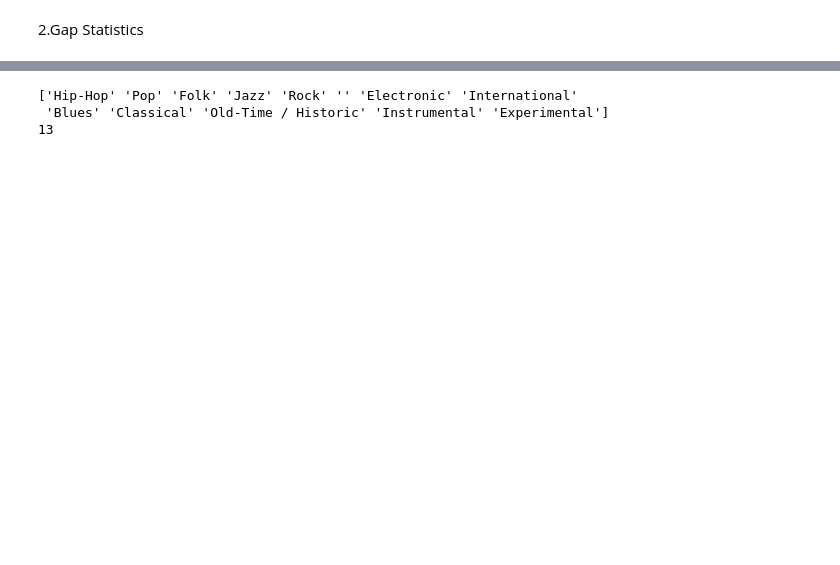
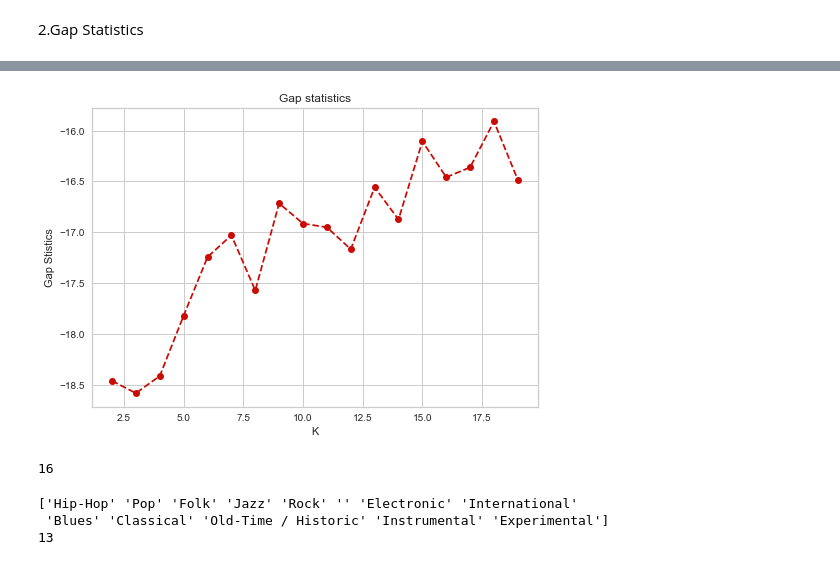
Before and after one commit to michele1783/ADM-HW4, a Jupyter notebook: Homeworkpca.ipynb, the cells around one changed output, grey strips where cells are left out. Saved outputs shown, nothing was run; the diff lists cells and outputs as text; code cells hidden in the pictures; blank space fills up the shorter version.

```diff
--- a/Homeworkpca.ipynb
+++ b/Homeworkpca.ipynb
@@ -625,4 +645,4 @@ def gap_stat(data, k):
     plt.ylabel("Gap Stistics")
     plt.show()
     maxx = max(gaps)
-    return(gaps.index(maxx))
+    return(gaps.index(maxx) + 2)
@@ -631,3 +649,8 @@ gap_stat(merged_df_1,19)
+# %%
+gap_stat(df_cl,20)
+# %% [output]
+[figure, added]
+16
 # %%
 print(merged_df["track_genre_top"].unique())
 print(len(merged_df["track_genre_top"].unique()))
```
Also changed, not shown: parts of 15 cells of this notebook.
